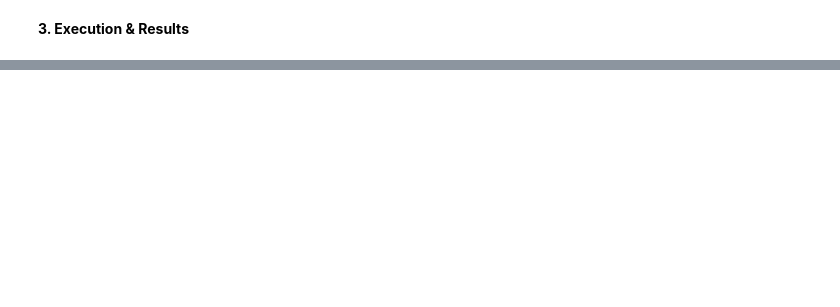
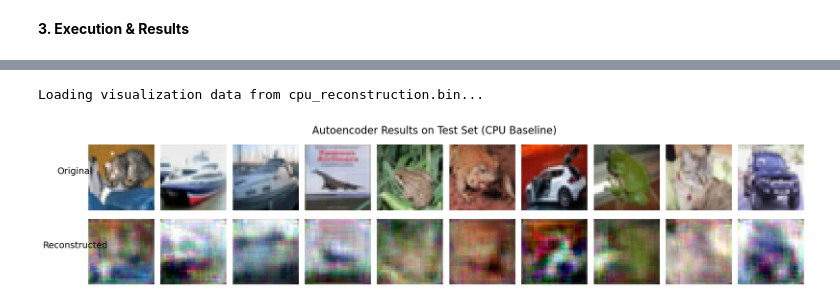
Before and after one commit to dhuyent/ParallelProgramming-Project, a Jupyter notebook: Report.ipynb, the cells around one changed output, grey strips where cells are left out. Drawn from its saved outputs; the diff is of its cells as text; code cells hidden in the pictures; blank space fills up the shorter version.

```diff
--- a/Report.ipynb
+++ b/Report.ipynb
@@ -250,0 +292,57 @@ public:
+# %%
+import struct
+import numpy as np
+import matplotlib.pyplot as plt
+import os
+
+def visualize_results(filename="cpu_reconstruction.bin"):
+    if not os.path.exists(filename):
+        return
+
+    print(f"Loading visualization data from {filename}...")
+
+    with open(filename, "rb") as f:
+        # Đọc Header: số lượng mẫu (int)
+        try:
+            num_samples_data = f.read(4)
+            if not num_samples_data: return
+            num_samples = struct.unpack('i', num_samples_data)[0]
+        except:
+            print("Error reading header.")
+            return
+
+        # Cấu hình vẽ
+        fig, axes = plt.subplots(2, num_samples, figsize=(20, 4))
+        plt.subplots_adjust(wspace=0.1, hspace=0.1)
+
+        for i in range(num_samples):
+            # 1. Đọc ảnh gốc (3072 floats)
+            raw_orig = f.read(3072 * 4)
+            if not raw_orig: break
+            img_orig = np.array(struct.unpack('f' * 3072, raw_orig))
+            img_orig = img_orig.reshape(3, 32, 32).transpose(1, 2, 0)
+
+            # 2. Đọc ảnh tái tạo (3072 floats)
+            raw_recon = f.read(3072 * 4)
+            if not raw_recon: break
+            img_recon = np.array(struct.unpack('f' * 3072, raw_recon))
+            img_recon = img_recon.reshape(3, 32, 32).transpose(1, 2, 0)
+
+            # 3. Vẽ ảnh gốc (Hàng trên)
+            axes[0, i].imshow(np.clip(img_orig, 0, 1))
+            axes[0, i].axis('off')
+            if i == 0: axes[0, i].set_title("Original", fontsize=14, x=-0.2, y=0.5)
+
+            # 4. Vẽ ảnh tái tạo (Hàng dưới)
+            axes[1, i].imshow(np.clip(img_recon, 0, 1))
+            axes[1, i].axis('off')
+            if i == 0: axes[1, i].set_title("Reconstructed", fontsize=14, x=-0.2, y=0.5)
+
+        plt.suptitle("Autoencoder Results on Test Set (CPU Baseline)", fontsize=16)
+        plt.show()
+
+# Gọi hàm
+visualize_results()
+# %% [output]
+Loading visualization data from cpu_reconstruction.bin...
+[figure, added]
```
Also changed, not shown: parts of 11 cells of this notebook, 15 other files.
